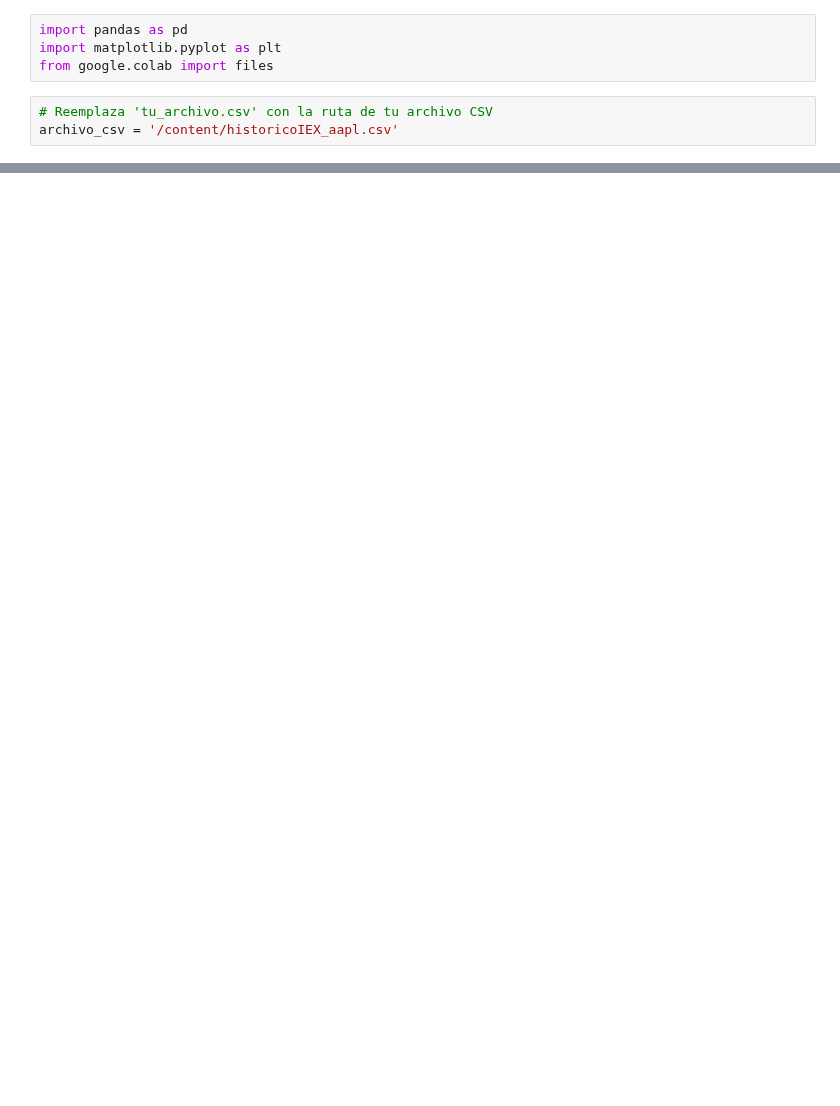
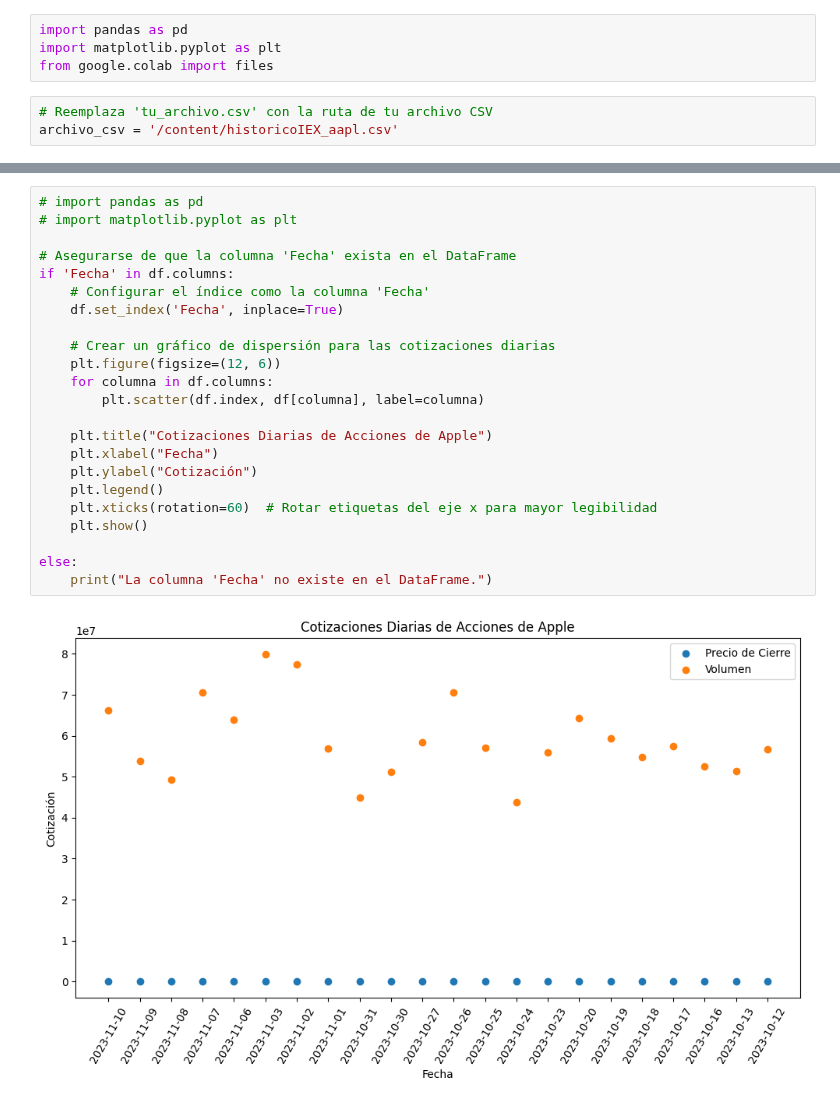
Before and after one commit to tati2108/proyecto-integrador-2022, a Jupyter notebook: codigos_analisis_estadisticos/Análisis_Estadísticos_II.ipynb, the cells around one changed output, grey strips where cells are left out. Saved outputs shown, nothing was run; the diff lists cells and outputs as text; blank space fills up the shorter version.

```diff
--- a/codigos_analisis_estadisticos/Análisis_Estadísticos_II.ipynb
+++ b/codigos_analisis_estadisticos/Análisis_Estadísticos_II.ipynb
@@ -61,0 +112,25 @@ plt.show()
+# %%
+# import pandas as pd
+# import matplotlib.pyplot as plt
+
+# Asegurarse de que la columna 'Fecha' exista en el DataFrame
+if 'Fecha' in df.columns:
+    # Configurar el índice como la columna 'Fecha'
+    df.set_index('Fecha', inplace=True)
+
+    # Crear un gráfico de dispersión para las cotizaciones diarias
+    plt.figure(figsize=(12, 6))
+    for columna in df.columns:
+        plt.scatter(df.index, df[columna], label=columna)
+
+    plt.title("Cotizaciones Diarias de Acciones de Apple")
+    plt.xlabel("Fecha")
+    plt.ylabel("Cotización")
+    plt.legend()
+    plt.xticks(rotation=60)  # Rotar etiquetas del eje x para mayor legibilidad
+    plt.show()
+
+else:
+    print("La columna 'Fecha' no existe en el DataFrame.")
+# %% [output]
+[figure, added]
```
Also changed, not shown: parts of 7 cells of this notebook, 1 other file.
